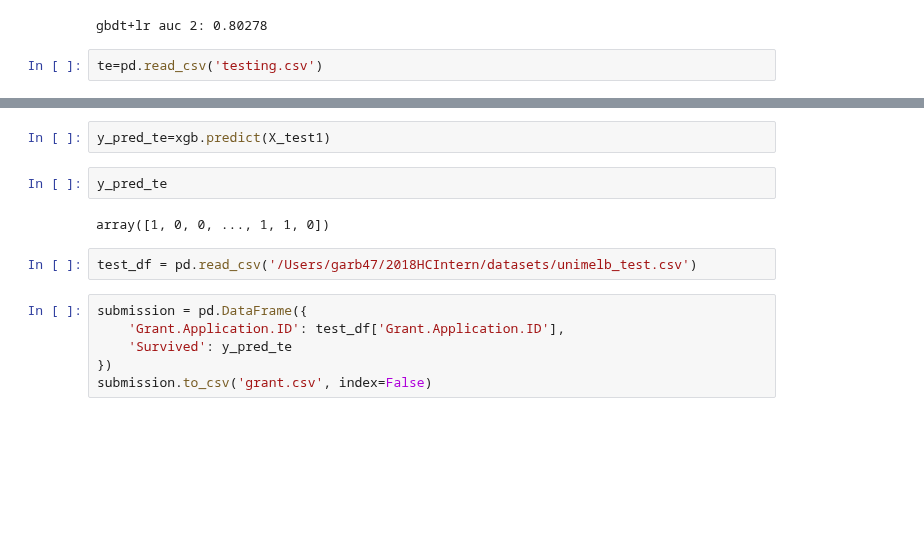
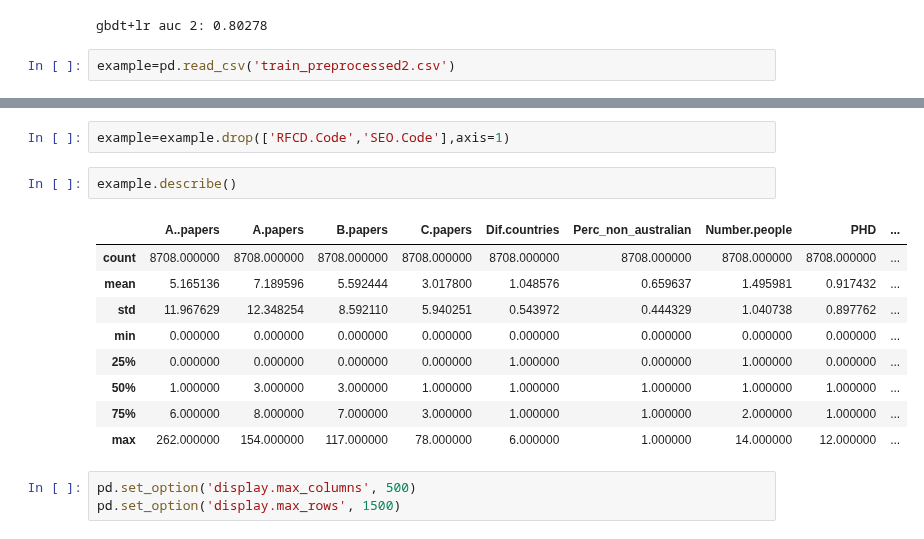
Before and after one commit to 2018HCIntern/2018HCIntern, a Jupyter notebook: GBDT/GBDTtesting.ipynb, the cells around one changed output, grey strips where cells are left out. Saved outputs shown, nothing was run; the diff lists cells and outputs as text; blank space fills up the shorter version.

Commit message:
trying other dataset

```diff
--- a/GBDT/GBDTtesting.ipynb
+++ b/GBDT/GBDTtesting.ipynb
@@ -158,4 +160,4 @@ print('gbdt+lr auc 2: %.5f' % gbdtlr_auc2)
 # %% [output]
 gbdt+lr auc 2: 0.80278
 # %%
-te=pd.read_csv('testing.csv')
+example=pd.read_csv('train_preprocessed2.csv')
@@ -176,14 +164,17 @@ y_test1=te['Grant.Status']
-# %%
-y_pred_te=xgb.predict(X_test1)
-# %%
-y_pred_te
-# %% [output]
-array([1, 0, 0, ..., 1, 1, 0])
-# %%
-test_df = pd.read_csv('/Users/garb47/2018HCIntern/datasets/unimelb_test.csv')
-# %%
-submission = pd.DataFrame({
-    'Grant.Application.ID': test_df['Grant.Application.ID'],
-    'Survived': y_pred_te
-})
-submission.to_csv('grant.csv', index=False)
+# %%
+example=example.drop(['RFCD.Code','SEO.Code'],axis=1)
+# %%
+example.describe()
+# %% [output]
+|  | A..papers | A.papers | B.papers | C.papers | Dif.countries | Perc_non_australian | Number.people | PHD | ... |
+| count | 8708.000000 | 8708.000000 | 8708.000000 | 8708.000000 | 8708.000000 | 8708.000000 | 8708.000000 | 8708.000000 | ... |
+| mean | 5.165136 | 7.189596 | 5.592444 | 3.017800 | 1.048576 | 0.659637 | 1.495981 | 0.917432 | ... |
+| std | 11.967629 | 12.348254 | 8.592110 | 5.940251 | 0.543972 | 0.444329 | 1.040738 | 0.897762 | ... |
+| min | 0.000000 | 0.000000 | 0.000000 | 0.000000 | 0.000000 | 0.000000 | 0.000000 | 0.000000 | ... |
+| 25% | 0.000000 | 0.000000 | 0.000000 | 0.000000 | 1.000000 | 0.000000 | 1.000000 | 0.000000 | ... |
+| 50% | 1.000000 | 3.000000 | 3.000000 | 1.000000 | 1.000000 | 1.000000 | 1.000000 | 1.000000 | ... |
+| 75% | 6.000000 | 8.000000 | 7.000000 | 3.000000 | 1.000000 | 1.000000 | 2.000000 | 1.000000 | ... |
+| max | 262.000000 | 154.000000 | 117.000000 | 78.000000 | 6.000000 | 1.000000 | 14.000000 | 12.000000 | ... |
+# %%
+pd.set_option('display.max_columns', 500)
+pd.set_option('display.max_rows', 1500)
```
Also changed, not shown: parts of 10 cells of this notebook, 3 other files.
